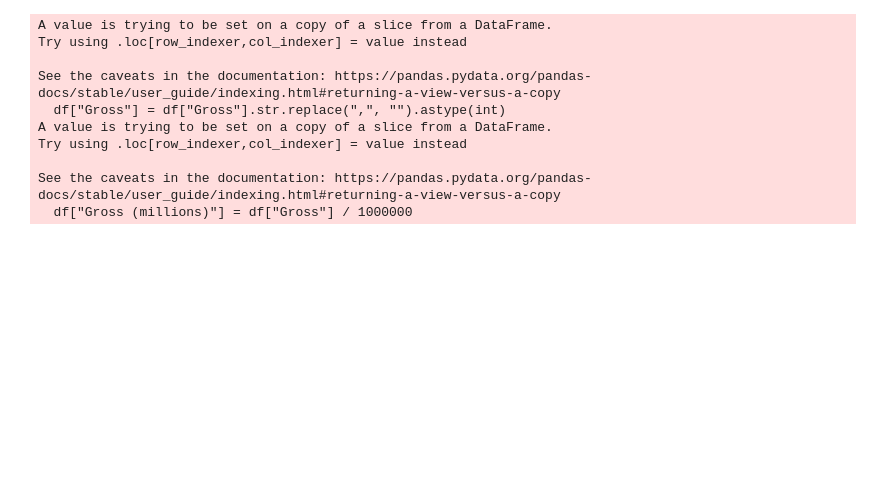
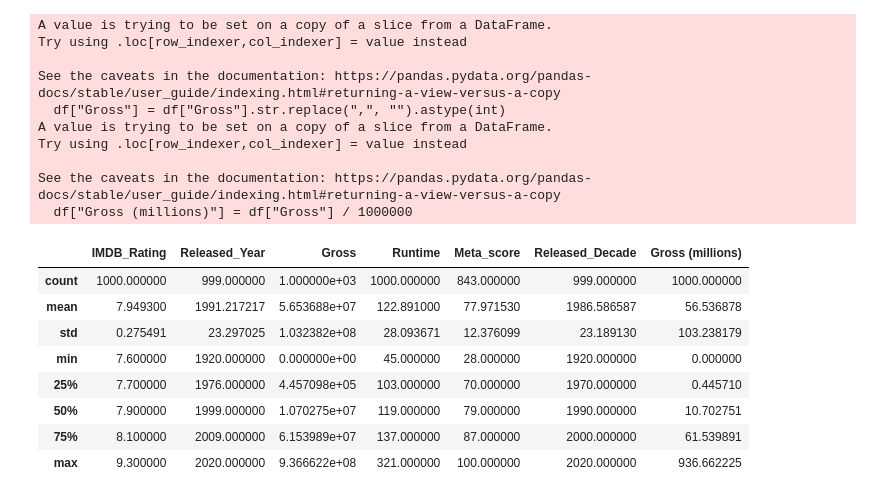
Before and after one commit to gmc314/Statistics-Explanations, a Jupyter notebook: lights-camera-statistics.ipynb, the cells around one changed output. Saved outputs shown, nothing was run; the diff lists cells and outputs as text; code cells hidden in the pictures; blank space fills up the shorter version.

```diff
--- a/lights-camera-statistics.ipynb
+++ b/lights-camera-statistics.ipynb
@@ -154,0 +152,12 @@ df.info()
+# %%
+df.describe()
+# %% [output]
+|  | IMDB_Rating | Released_Year | Gross | Runtime | Meta_score | Released_Decade | Gross (millions) |
+| count | 1000.000000 | 999.000000 | 1.000000e+03 | 1000.000000 | 843.000000 | 999.000000 | 1000.000000 |
+| mean | 7.949300 | 1991.217217 | 5.653688e+07 | 122.891000 | 77.971530 | 1986.586587 | 56.536878 |
+| std | 0.275491 | 23.297025 | 1.032382e+08 | 28.093671 | 12.376099 | 23.189130 | 103.238179 |
+| min | 7.600000 | 1920.000000 | 0.000000e+00 | 45.000000 | 28.000000 | 1920.000000 | 0.000000 |
+| 25% | 7.700000 | 1976.000000 | 4.457098e+05 | 103.000000 | 70.000000 | 1970.000000 | 0.445710 |
+| 50% | 7.900000 | 1999.000000 | 1.070275e+07 | 119.000000 | 79.000000 | 1990.000000 | 10.702751 |
+| 75% | 8.100000 | 2009.000000 | 6.153989e+07 | 137.000000 | 87.000000 | 2000.000000 | 61.539891 |
+| max | 9.300000 | 2020.000000 | 9.366622e+08 | 321.000000 | 100.000000 | 2020.000000 | 936.662225 |
```
Also changed, not shown: parts of 3 cells of this notebook.
